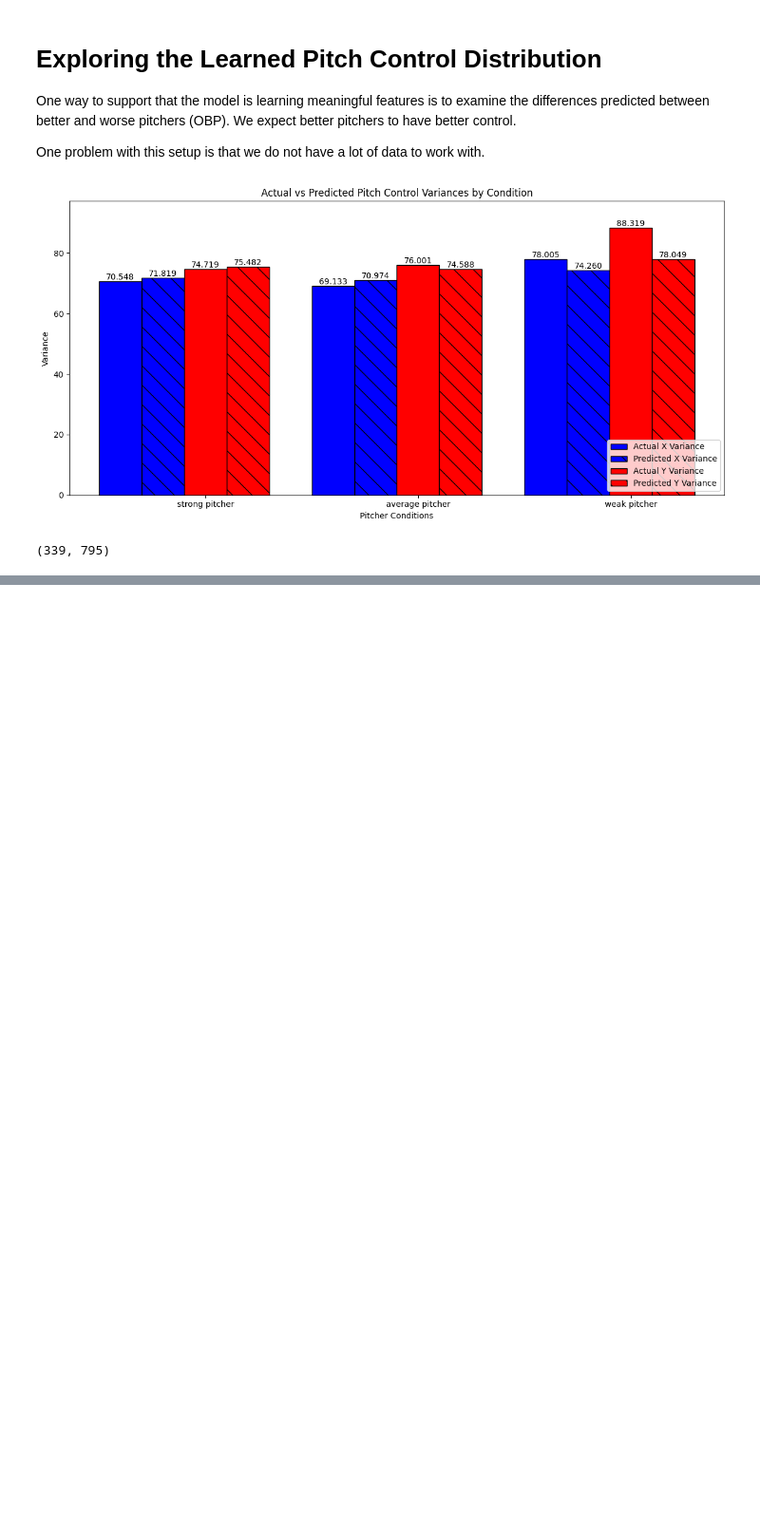
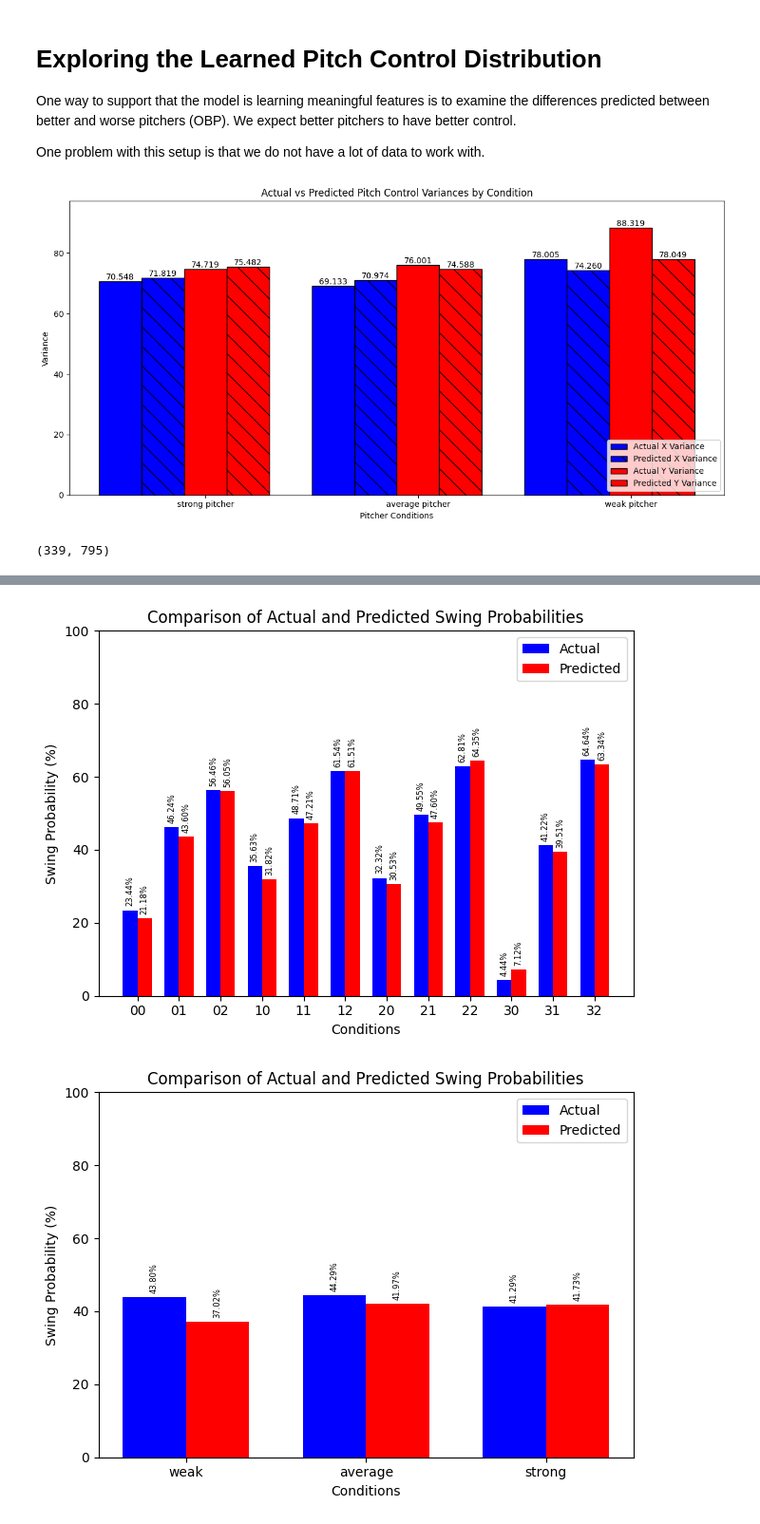
Before and after one commit to BOBONA/ZeroSumBaseball, a Jupyter notebook: src/data/statistics.ipynb, the cells around one changed output, grey strips where cells are left out. Shown at 95% size. Saved outputs shown, nothing was run; the diff lists cells and outputs as text; code cells hidden in the pictures; blank space fills up the shorter version.

```diff
--- a/src/data/statistics.ipynb
+++ b/src/data/statistics.ipynb
@@ -323,0 +399,56 @@ len(validation_set), len(training_set)
+# %%
+from torch.utils.data.dataloader import DataLoader
+
+device = torch.device('cuda' if torch.cuda.is_available() else 'cpu')
+model = BatterSwings().to(device)
+path = '../../model_weights/batter_patience.pth'
+model.load_state_dict(torch.load(path))
+model.eval()
+
+predicted_distribution = defaultdict(float)
+
+for condition_name, pitches in matching_pitches.items():
+    conditional_dataset = PitchDataset(bd, map_to=batter_patience_map, pitches=pitches)
+    dataloader = DataLoader(conditional_dataset, batch_size=128)
+    for pitch_idx, (batter, pitch, strikes, balls), batter_swung in dataloader:
+        batter, pitch, strikes, balls = batter.to(device), pitch.to(device), strikes.to(device), balls.to(device)
+
+        output = model.forward(batter, pitch, strikes, balls)
+        predicted_distribution[condition_name] += output.sum().item()
+# %%
+def compare_conditions(conds: list[str]):
+    actual_probabilities = [actual_distribution[cond] / len(matching_pitches[cond]) * 100 for cond in conds]
+    predicted_probabilities = [predicted_distribution[cond] / len(matching_pitches[cond]) * 100 for cond in conds]
+
+    x = np.arange(len(conds))
+    width = 0.35
+
+    fig, ax = plt.subplots()
+    rects1 = ax.bar(x - width/2, actual_probabilities, width, label='Actual', color='blue')
+    rects2 = ax.bar(x + width/2, predicted_probabilities, width, label='Predicted', color='red')
+
+    ax.set_xlabel('Conditions')
+    ax.set_ylabel('Swing Probability (%)')
+    ax.set_title('Comparison of Actual and Predicted Swing Probabilities')
+    ax.set_xticks(x)
+    ax.set_xticklabels(conds)
+    ax.legend()
+
+    def autolabel(rects):
+        for rect in rects:
+            height = rect.get_height()
+            ax.annotate('%.2f%%' % height, xy=(rect.get_x() + rect.get_width() / 2, height),
+                        xytext=(0, 3), textcoords="offset points", ha='center', va='bottom', rotation=90, fontsize=6)
+
+    autolabel(rects1)
+    autolabel(rects2)
+
+    fig.tight_layout()
+    plt.ylim(0, 100)
+    plt.show()
+
+compare_conditions(['00', '01', '02', '10', '11', '12', '20', '21', '22', '30', '31', '32'])
+compare_conditions(['weak', 'average', 'strong'])
+# %% [output]
+[figure, added]
+[figure, added]
```
Also changed, not shown: parts of 11 cells of this notebook, 6 other files.
